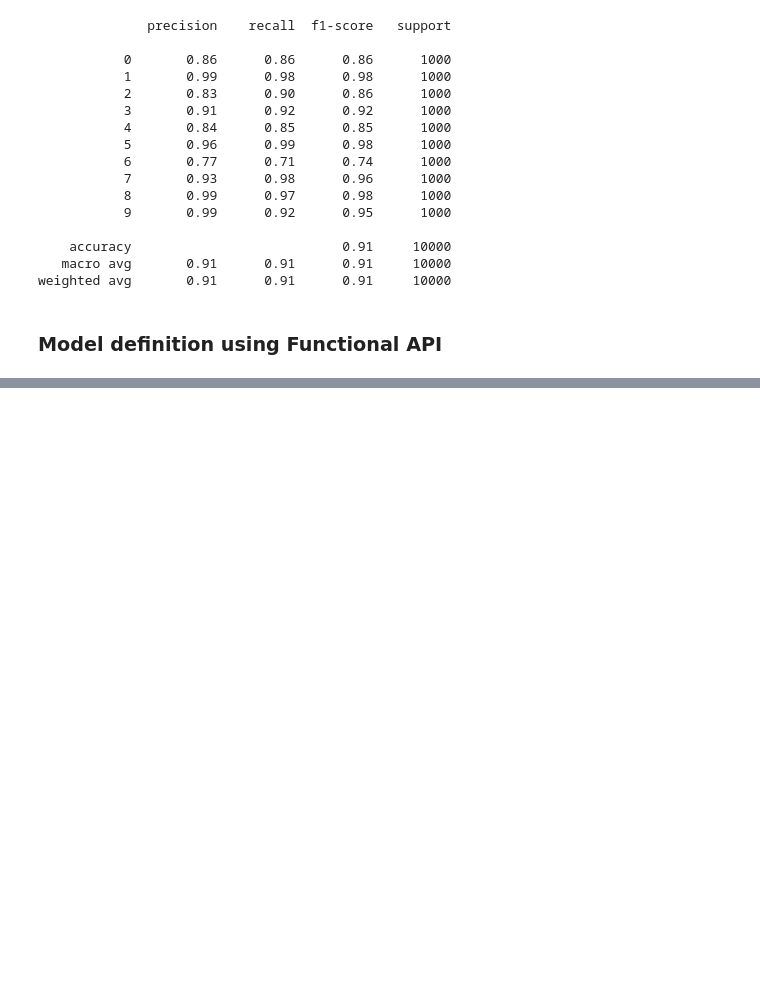
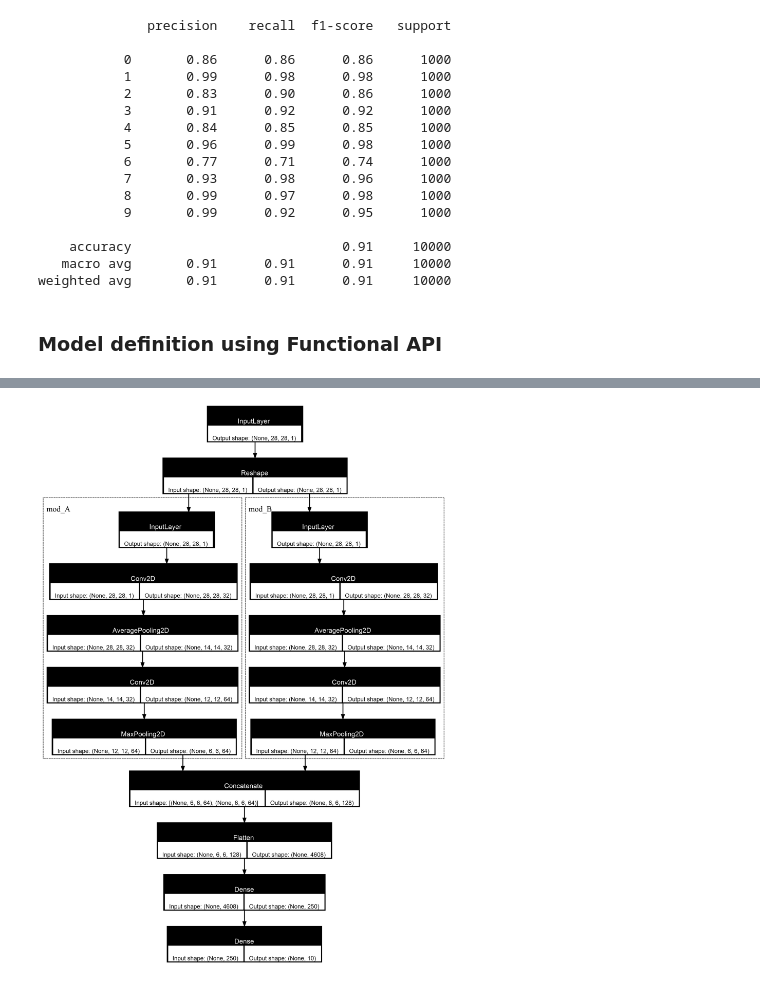
Before and after one commit to elena-if3/Cours_Deep_Learning, a Jupyter notebook: exo_fashion_mnist_augmentation.ipynb, the cells around one changed output, grey strips where cells are left out. Cells and saved outputs as stored; diff of their text form; code cells hidden in the pictures; blank space fills up the shorter version.

```diff
--- a/exo_fashion_mnist_augmentation.ipynb
+++ b/exo_fashion_mnist_augmentation.ipynb
@@ -366,0 +391,25 @@ Model: "functional_10"
+# %%
+inputs = keras.Input(IMG_SHAPE)
+
+x = Reshape(IMG_SHAPE)(inputs)
+# x = Rescaling(1./255)(x)
+
+model_A = get_model_A()(x)
+model_B = get_model_B()(x)
+
+x = Concatenate()([model_A, model_B])
+
+x = Flatten()(x)
+
+x = Dense(256, activation=ACTIVATION)(x)
+output = Dense(10, activation='softmax')(x)
+
+inception = keras.Model(inputs, output, name='inception')
+
+inception.compile(optimizer=keras.optimizers.Adam(),
+                  loss='sparse_categorical_crossentropy',
+                  metrics=['accuracy'])
+
+keras.utils.plot_model(inception, expand_nested=True, show_shapes=True)
+# %% [output]
+[figure, added]
```
Also changed, not shown: parts of 7 cells of this notebook, 8 other files.
